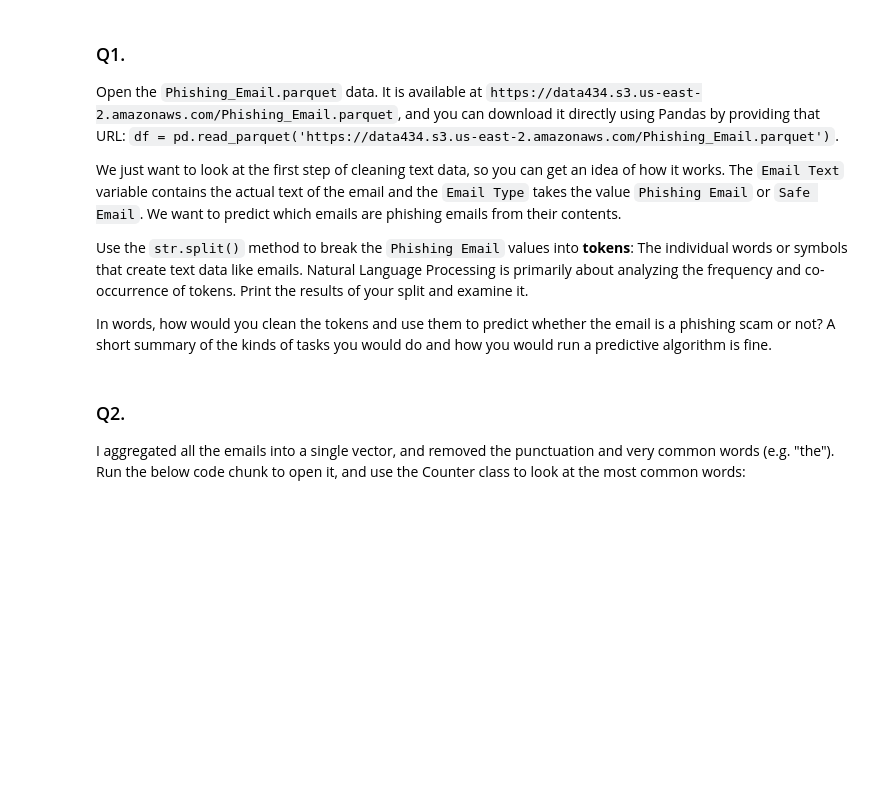
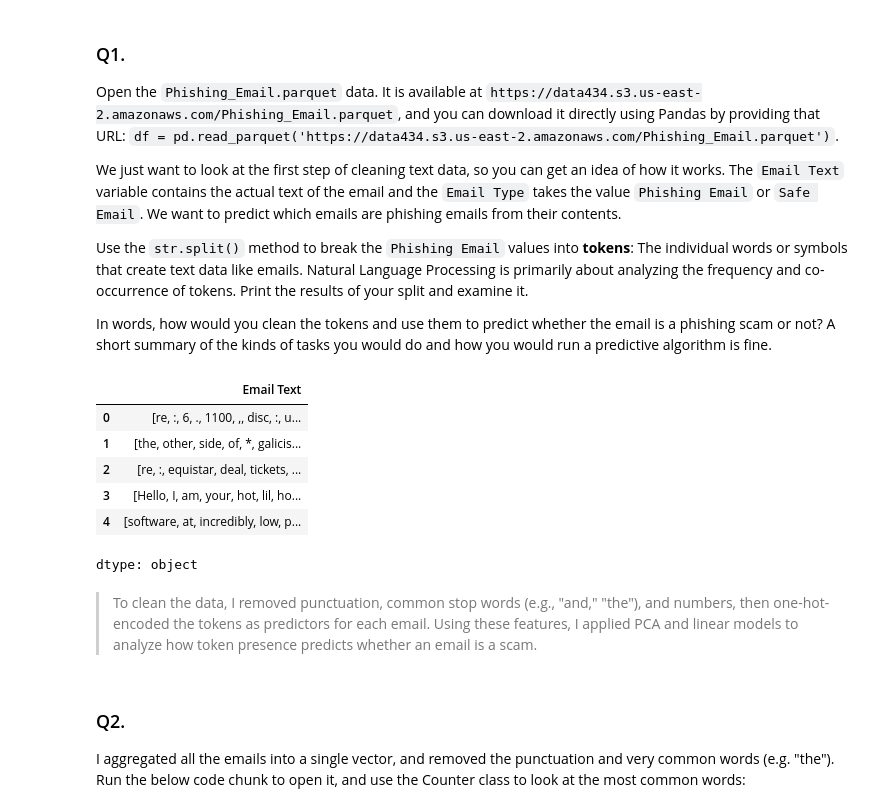
Before and after one commit to chetubarot/DS3001-PCA, a Jupyter notebook: 05_PCA/barot_assignment.ipynb, the cells around one changed output. Drawn from its saved outputs; the diff is of its cells as text; code cells hidden in the pictures; blank space fills up the shorter version.

```diff
--- a/05_PCA/barot_assignment.ipynb
+++ b/05_PCA/barot_assignment.ipynb
@@ -12,3 +12,29 @@ We just want to look at the first step of cleaning text data, so you can get an
 Use the `str.split()` method to break the `Phishing Email` values into **tokens**: The individual words or symbols that create text data like emails. Natural Language Processing is primarily about analyzing the frequency and co-occurrence of tokens. Print the results of your split and examine it.
 
 In words, how would you clean the tokens and use them to predict whether the email is a phishing scam or not? A short summary of the kinds of tasks you would do and how you would run a predictive algorithm is fine.
+# %%
+import numpy as np
+import pandas as pd
+import pickle
+from collections import Counter
+from multiprocessing.pool import Pool
+from sklearn.decomposition import PCA
+from sklearn.linear_model import LinearRegression
+from sklearn.model_selection import train_test_split
+from sklearn.metrics import r2_score
+import seaborn as sns
+import matplotlib.pyplot as plt
+
+
+#df = pd.read_csv('Phishing_Email.csv')
+df = pd.read_parquet('https://data434.s3.us-east-2.amazonaws.com/Phishing_Email.parquet')
+tokens = df['Email Text'].str.split()
+tokens.head()
+# %% [output]
+|  | Email Text |
+| 0 | [re, :, 6, ., 1100, ,, disc, :, u... |
+| 1 | [the, other, side, of, *, galicis... |
+| 2 | [re, :, equistar, deal, tickets, ... |
+| 3 | [Hello, I, am, your, hot, lil, ho... |
+| 4 | [software, at, incredibly, low, p... |
+dtype: object
@@ -15,3 +64,5 @@ In words, how would you clean the tokens and use them to predict whether the ema
+# %% [markdown]
+> To clean the data, I removed punctuation, common stop words (e.g., "and," "the"), and numbers, then one-hot-encoded the tokens as predictors for each email. Using these features, I applied PCA and linear models to analyze how token presence predicts whether an email is a scam.
 # %% [markdown]
 ### Q2.
 
```
Also changed, not shown: parts of 14 cells of this notebook.
